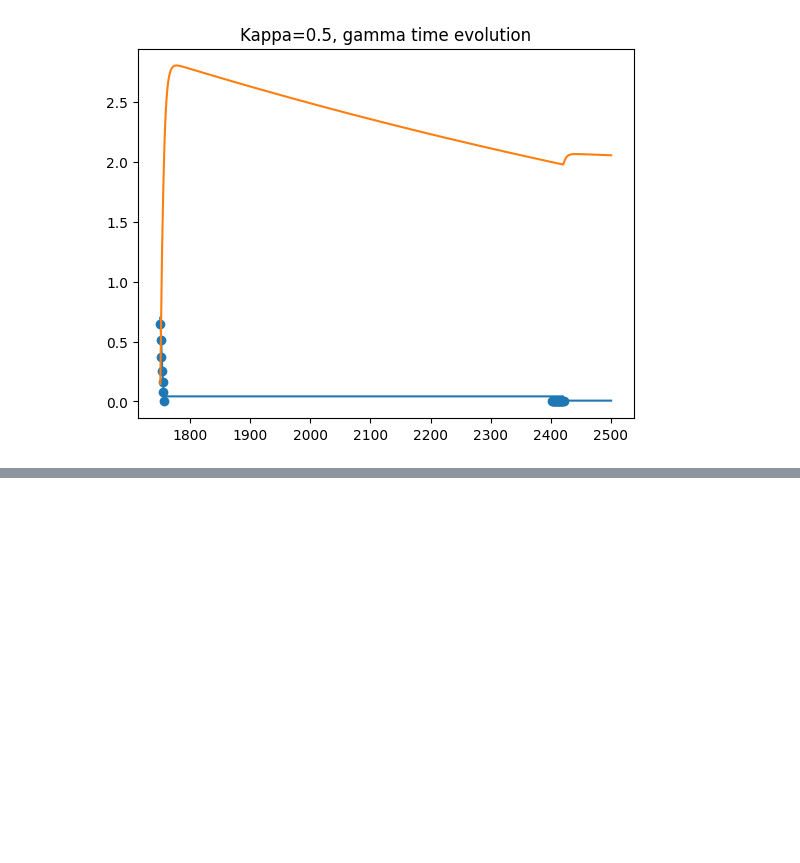
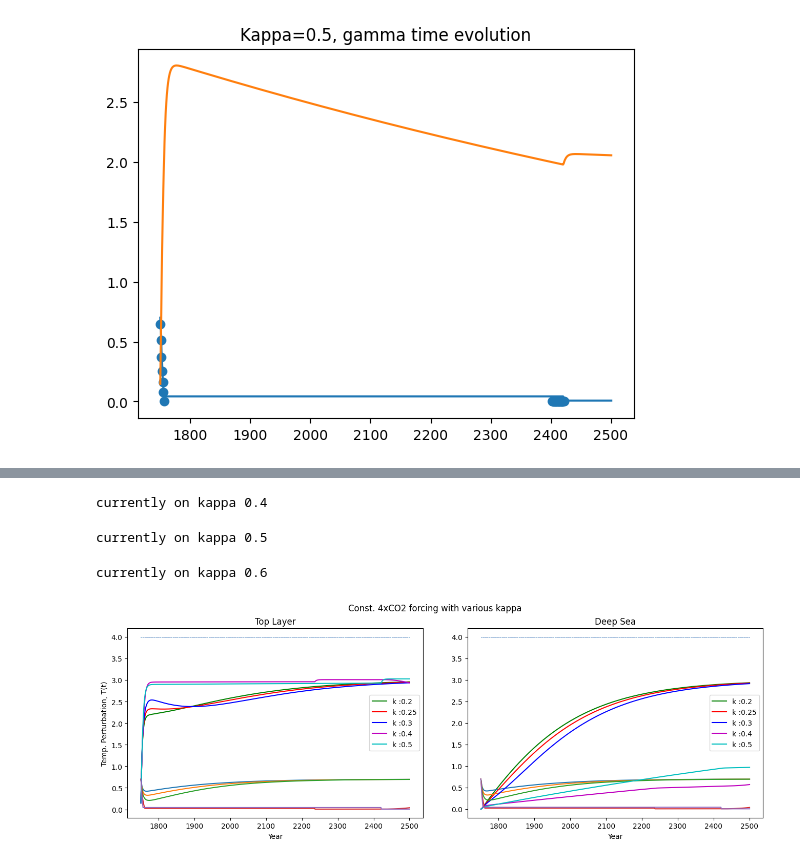
Before and after one commit to francesmcginley/ar6, a Jupyter notebook: Exploration/W9FurtherKappaTesting.ipynb, the cells around one changed output, grey strips where cells are left out. Cells and saved outputs as stored; diff of their text form; code cells hidden in the pictures; blank space fills up the shorter version.

```diff
--- a/Exploration/W9FurtherKappaTesting.ipynb
+++ b/Exploration/W9FurtherKappaTesting.ipynb
@@ -126,0 +133,71 @@ plt.scatter(run1.time[inds],0.7*(1-0.5*(run1.tg- run1.tlev[:,1]))[inds])
+# %%
+runs = {}
+# %%
+kappas = [0.4, 0.5, 0.6]
+
+for k in kappas:
+    print(f"currently on kappa %s " %k)
+    for i in tqdm(range(1000)):   # 5x as fast as fair, 10x as fast as openscm-runner
+        scm = TwoLayerModel(
+            extforce= 4 * np.ones(751),
+            exttime=np.arange(1750,2501),
+            tbeg=1750,
+            tend=2501,
+            lamg=4.0/3.0,
+            t2x=None,
+            eff=1.29,
+            cmix=6,
+            cdeep=75,
+            gamma_2l=0.7,
+            kappa=k,
+            sigma = 0.01,
+            outtime=np.arange(1750.5,2501),
+            dt=1
+        )
+
+        out = scm.run()
+
+    runs[f"Constant 4xCO2 forcing, kappa: %s" %k] = out
+# %% [output]
+currently on kappa 0.4
+currently on kappa 0.5
+currently on kappa 0.6
+# %%
+kappas = [0.2,0.25, 0.3,0.4,0.5,0.6]
+
+fig, axs = plt.subplots(1,2)
+fig.subplots_adjust(wspace=0.15); fig.set_figwidth(16)
+axs[0].set_ylabel('Temp. Perturbation, T(t)')
+
+fig.suptitle("Const. 4xCO2 forcing with various kappa")
+#print(runs)
+
+scenario_names = []
+for k in kappas:
+    scenario_names.append(f"Constant 4xCO2 forcing, kappa: %s" %k)
+#print(scenario_names)
+
+run_outputs = [runs.get(key) for key in scenario_names]
+#print(run_outputs)
+
+layers = ["Top Layer", "Deep Sea"]
+colors = ["g", "r", "b", "m", "c"]
+
+for (run, scen, color, k) in zip (run_outputs, scenario_names, colors, kappas):
+    for (subpl, col, layer) in zip(axs, [0,1], layers):
+        if col == 0:
+            subpl.plot(run.time, run.tg, label = f"k :%s"%k, color = color)
+        else:
+            subpl.plot(run.time, run.tlev[:,1], label = f"k :%s"%k, color = color)
+        subpl.title.set_text(layer)
+        subpl.set_xlabel('Year')
+        subpl.plot(run.time, 4* np.ones(751), linestyle = "dashed", color = color, linewidth=0.5)
+        subpl.plot(run.time, run.gammas)
+        #subpl.plot(run.time, (run.tg- run.tlev[:,1]), label = "$T-T_0$")
+
+
+for subpl in axs:
+
+    subpl.legend()
+# %% [output]
+[figure, added]
```
Also changed, not shown: parts of 4 cells of this notebook, 3 other files.
